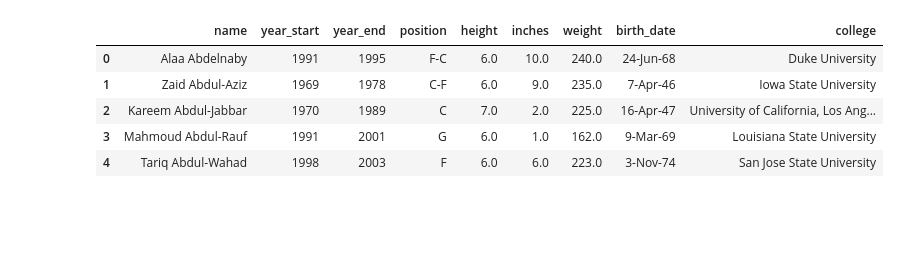
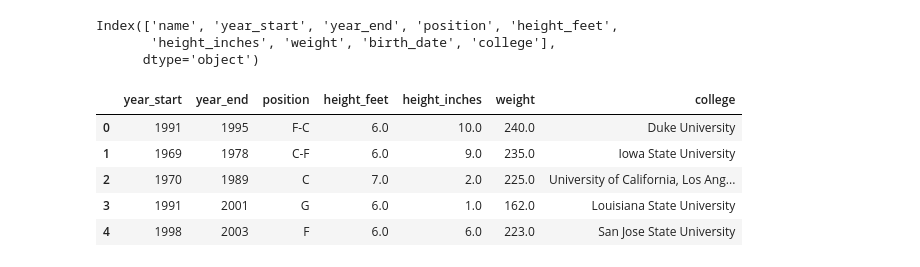
Before and after one commit to eschoon/NBA-Project, a Jupyter notebook: NBA Project.ipynb, the cells around one changed output. Cells and saved outputs as stored; diff of their text form; code cells hidden in the pictures; blank space fills up the shorter version.

```diff
--- a/NBA Project.ipynb
+++ b/NBA Project.ipynb
@@ -20,9 +29,21 @@ df_players.head()
+# %%
+df_clean_player_data = df_player_data.dropna(how='all')
 # %%
-df_player_data.head()
+df_player_data.columns
 # %% [output]
-|  | name | year_start | year_end | position | height | inches | weight | birth_date | college |
-| 0 | Alaa Abdelnaby | 1991 | 1995 | F-C | 6.0 | 10.0 | 240.0 | 24-Jun-68 | Duke University |
-| 1 | Zaid Abdul-Aziz | 1969 | 1978 | C-F | 6.0 | 9.0 | 235.0 | 7-Apr-46 | Iowa State University |
-| 2 | Kareem Abdul-Jabbar | 1970 | 1989 | C | 7.0 | 2.0 | 225.0 | 16-Apr-47 | University of California, Los Ang... |
-| 3 | Mahmoud Abdul-Rauf | 1991 | 2001 | G | 6.0 | 1.0 | 162.0 | 9-Mar-69 | Louisiana State University |
-| 4 | Tariq Abdul-Wahad | 1998 | 2003 | F | 6.0 | 6.0 | 223.0 | 3-Nov-74 | San Jose State University |
+Index(['name', 'year_start', 'year_end', 'position', 'height_feet',
+       'height_inches', 'weight', 'birth_date', 'college'],
+      dtype='object')
+# %%
+#make player_data dataframe dropping name, birth_date columns
+cols_2 = ['year_start', 'year_end', 'position', 'height_feet',
+       'height_inches', 'weight', 'college']
+df_player_data_2= df_clean_player_data[cols_2].copy()
+df_player_data_2.head()
+# %% [output]
+|  | year_start | year_end | position | height_feet | height_inches | weight | college |
+| 0 | 1991 | 1995 | F-C | 6.0 | 10.0 | 240.0 | Duke University |
+| 1 | 1969 | 1978 | C-F | 6.0 | 9.0 | 235.0 | Iowa State University |
+| 2 | 1970 | 1989 | C | 7.0 | 2.0 | 225.0 | University of California, Los Ang... |
+| 3 | 1991 | 2001 | G | 6.0 | 1.0 | 162.0 | Louisiana State University |
+| 4 | 1998 | 2003 | F | 6.0 | 6.0 | 223.0 | San Jose State University |
```
Also changed, not shown: parts of 24 cells of this notebook.
